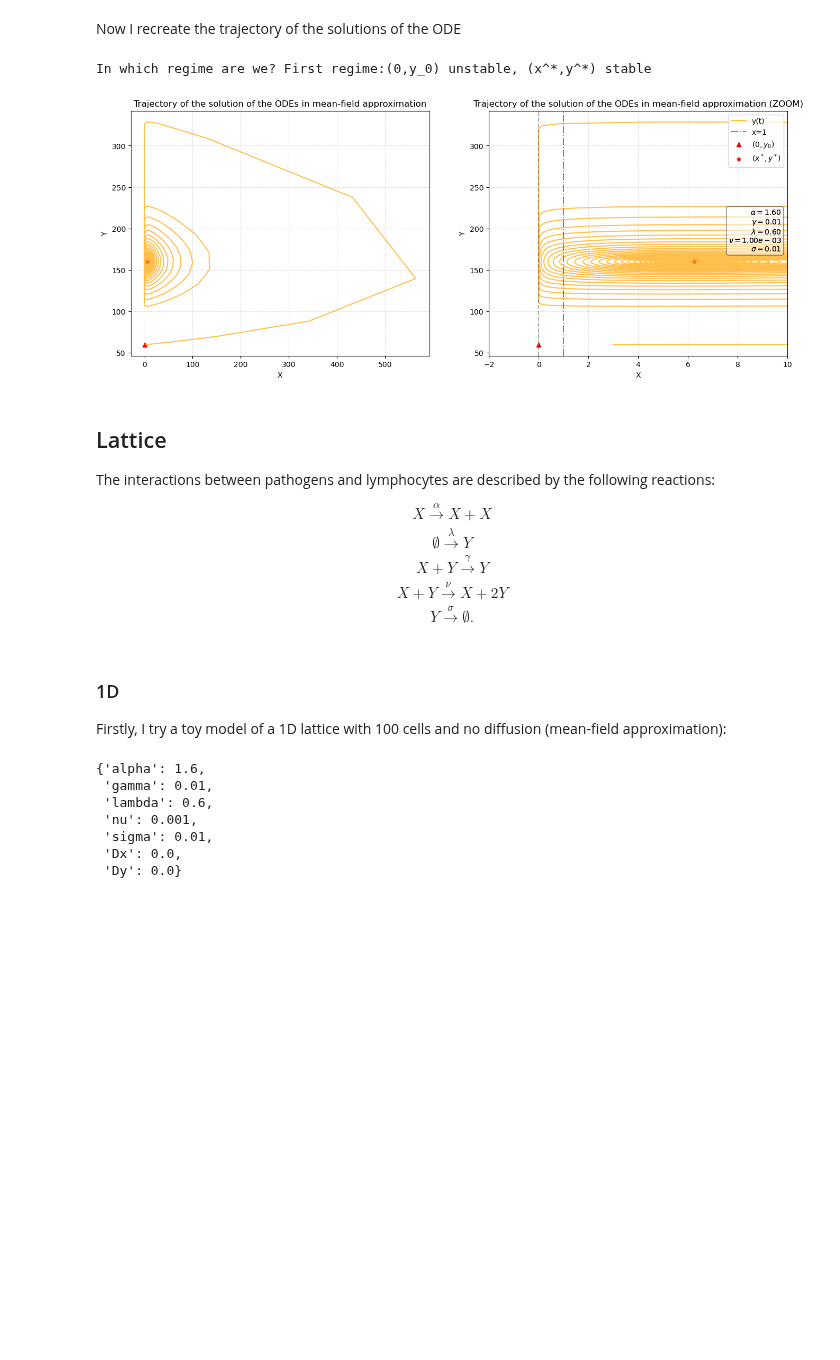
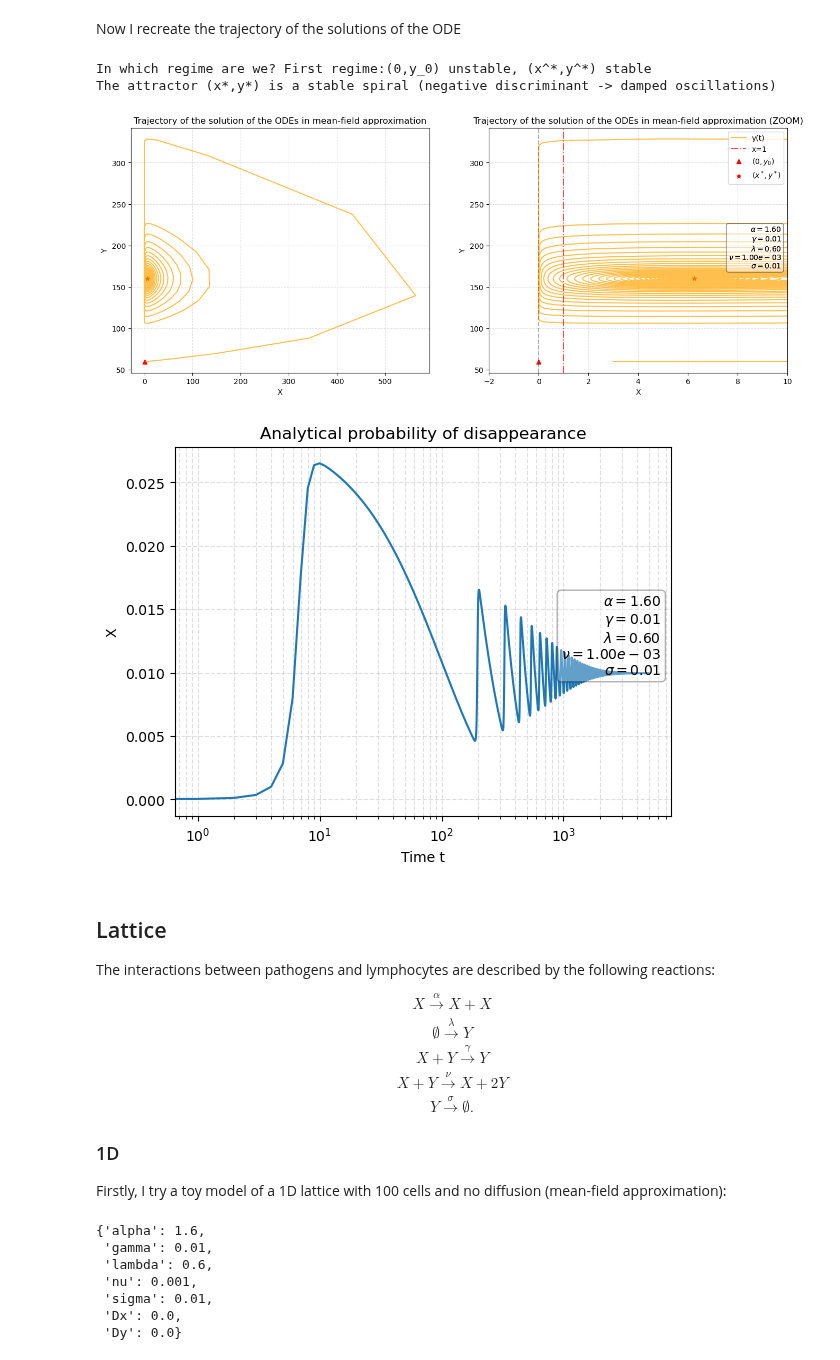
Before and after one commit to pietromalagoli/PCS, a Jupyter notebook: project.ipynb, the cells around one changed output. Saved outputs shown, nothing was run; the diff lists cells and outputs as text; code cells hidden in the pictures; blank space fills up the shorter version.

```diff
--- a/project.ipynb
+++ b/project.ipynb
@@ -159,9 +248,7 @@ y0 = par['lambda']/par['sigma']
 y_star = par['alpha']/par['gamma']
 x_star = (par['sigma']-par['lambda']*par['gamma']/par['alpha'])/par['nu']
 
-# In which regime are we?
-print(f'In which regime are we? {'First regime:(0,y_0) unstable, (x^*,y^*) stable' \
-    if par['alpha']>(par['lambda']*par['gamma']/par['sigma']) else 'Second regime:(0,y_0) stable, (x^*,y^*) unstable'}')
+stability(par)
 
 '''
 # Solve
@@ -206,4 +293,5 @@ plt.legend(loc='upper right')
 plt.savefig('plots/Traj_ODE.png')
 # %% [output]
 In which regime are we? First regime:(0,y_0) unstable, (x^*,y^*) stable
+The attractor (x*,y*) is a stable spiral (negative discriminant -> damped oscillations)
 [figure]
@@ -210,3 +304,15 @@ In which regime are we? First regime:(0,y_0) unstable, (x^*,y^*) stable
+# %%
+#plt.plot(P_da(X_ode,Y_ode,par,y0)/np.max(P_da(X_ode,Y_ode,par,y0)))
+plt.plot(P_da(X_ode,Y_ode,par,y0))
+plt.title('Analytical probability of disappearance')
+plt.xlabel('Time t')
+plt.ylabel('X')
+plt.xscale('log')
+plt.grid(True, which="both",alpha=0.4,linestyle='--')
+# Create a box plot for the parameters in 'par'
+add_par_box(par)
+# %% [output]
+[figure, added]
 # %% [markdown]
 ## Lattice ##
 The interactions between pathogens and lymphocytes are described by the following reactions:
@@ -219,9 +325,8 @@ $$
     Y \xrightarrow{\sigma} \emptyset .
 \end{gather}
 $$
+### 1D ##
+Firstly, I try a toy model of a 1D lattice with 100 cells and no diffusion (mean-field approximation):
-# %% [markdown]
-### 1D ##
-Firstly, I try a toy model of a 1D lattice with 100 cells and no diffusion (mean-field approximation):
 # %%
 par
 # %% [output]
```
Also changed, not shown: parts of 21 cells of this notebook.
